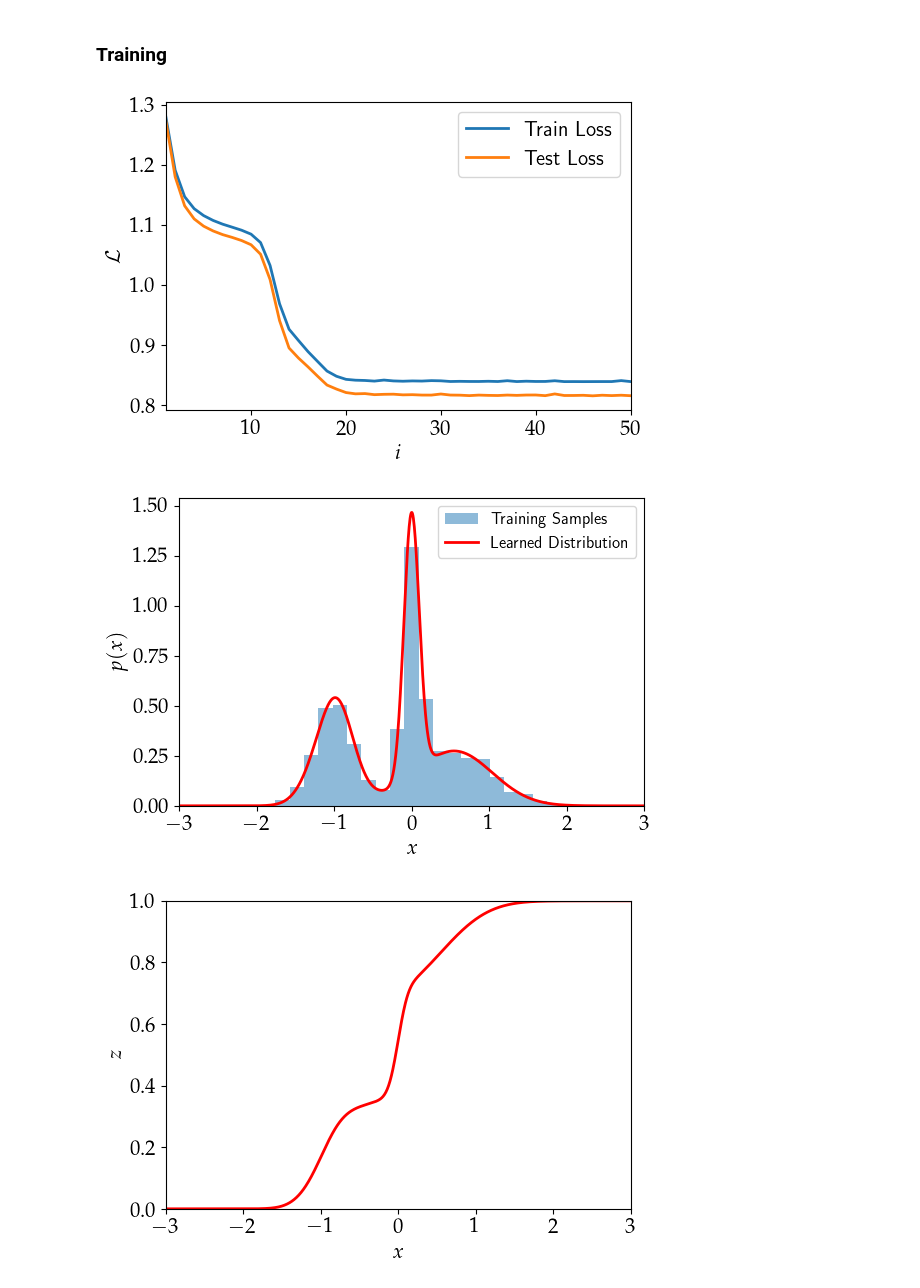
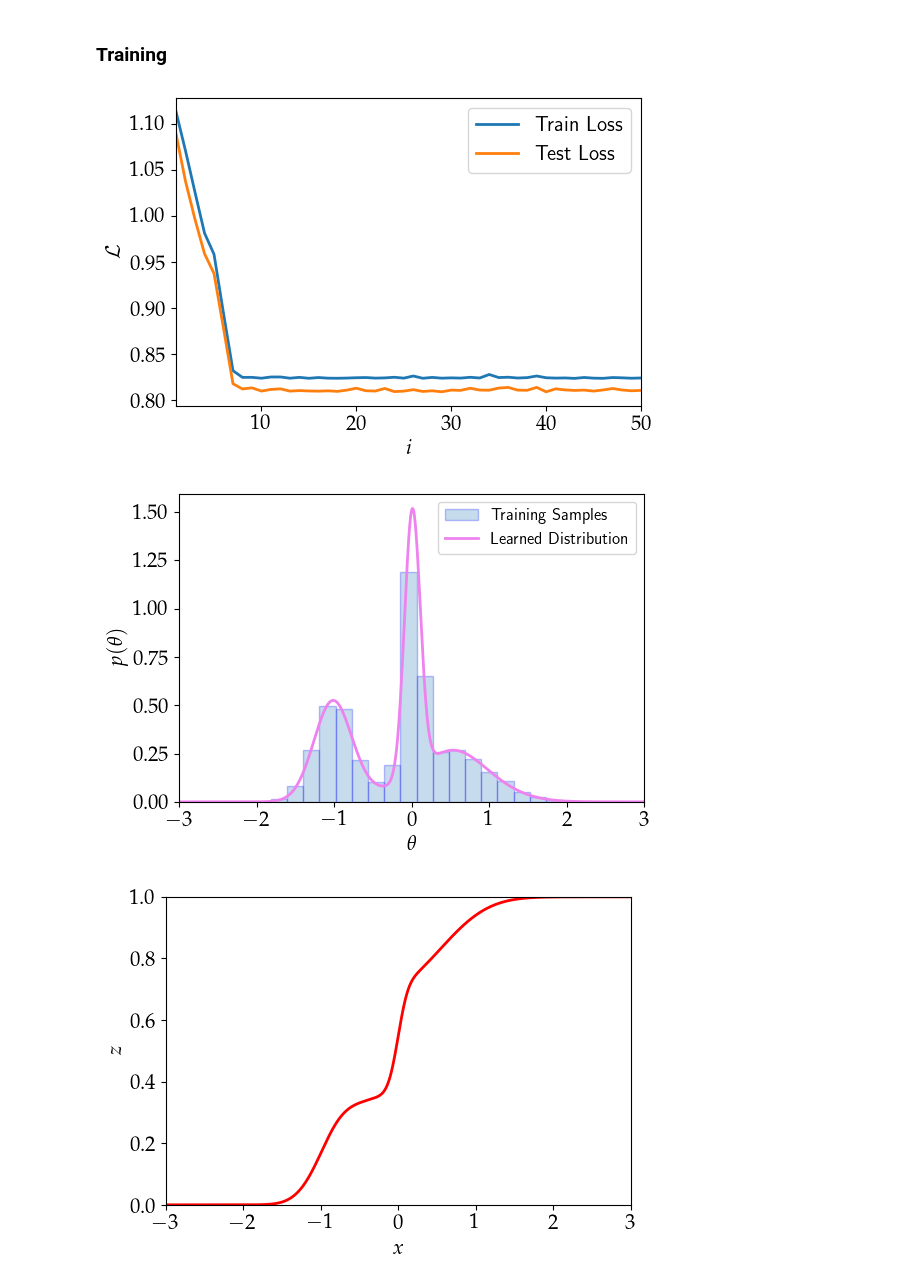
Before and after one commit to Harry45/emuflow, a Jupyter notebook: showcase.ipynb, the cells around one changed output. Cells and saved outputs as stored; diff of their text form; code cells hidden in the pictures.

```diff
--- a/showcase.ipynb
+++ b/showcase.ipynb
@@ -531,7 +531,7 @@ def train_and_eval(epochs: int, lr: float, train_loader: DataLoader, test_loader
         test_losses.append(eval_loss(flow, test_loader, base_dist))
     return flow, train_losses, test_losses
 # %%
-n_train, n_test = 4000, 2000
+n_train, n_test = 10000, 2000
 train_data = generate_mixture_of_gaussians(n_train)
 test_data = generate_mixture_of_gaussians(n_test)
 
@@ -558,7 +558,7 @@ flow, train_losses, test_losses = train_and_eval(nepochs,
                                                  train_loader,
                                                  test_loader,
                                                  base_dist,
-                                                 n_components=10)
+                                                 n_components=5)
 # %%
 plt.figure(figsize=(6,4))
 plt.plot(np.arange(nepochs) + 1.0, train_losses, lw=2, label = 'Train Loss')
@@ -571,7 +571,7 @@ plt.xlim(1, nepochs)
 plt.legend(loc = 'best',prop={'family':'sans-serif', 'size':15})
 plt.show()
 # %% [output]
-[figure, old version]
+[figure, new version]
 # %%
 xtest = np.linspace(-3,3,1000)
 with torch.no_grad():
@@ -579,17 +579,18 @@ with torch.no_grad():
     px_test = (base_dist.log_prob(latents_test) + dz_by_dx_test.log()).exp().cpu().numpy()
 # %%
 plt.figure(figsize=(6,4))
-plt.hist(train_data, bins = 20, density = True, alpha=0.5, label = 'Training Samples')
-plt.plot(xtest, px_test, lw=2, c = 'r', label = 'Learned Distribution')
-plt.ylabel(r'$p(x)$', fontsize = fontSize)
-plt.xlabel(r'$x$', fontsize = fontSize)
+plt.hist(train_data, bins = 20, density = True, alpha=0.25, edgecolor='blue', label = 'Training Samples')
+plt.plot(xtest, px_test, lw=2, c = 'violet', label = 'Learned Distribution')
+plt.ylabel(r'$p(\theta)$', fontsize = fontSize)
+plt.xlabel(r'$\theta$', fontsize = fontSize)
 plt.tick_params(axis='x', labelsize=fontSize)
 plt.tick_params(axis='y', labelsize=fontSize)
 plt.xlim(min(xtest), max(xtest))
 plt.legend(loc = 'upper right',prop={'family':'sans-serif', 'size':12})
+# plt.savefig('plots/1D_mixture_gaussian.pdf', bbox_inches = 'tight')
 plt.show()
 # %% [output]
-[figure, old version]
+[figure, new version]
 # %%
 plt.figure(figsize=(6,4))
 plt.plot(xtest, latents_test, lw=2, c = 'r')
```
Also changed, not shown: parts of 1 cell of this notebook, 1 other file.
